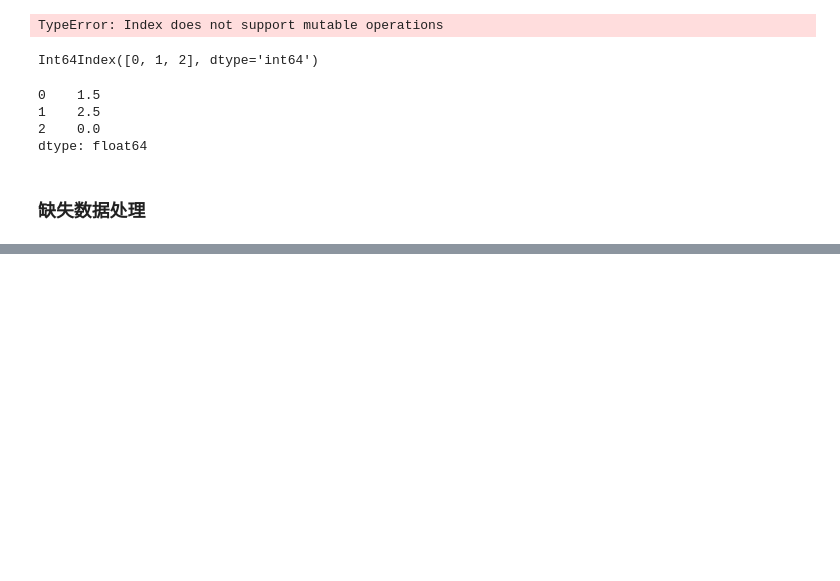
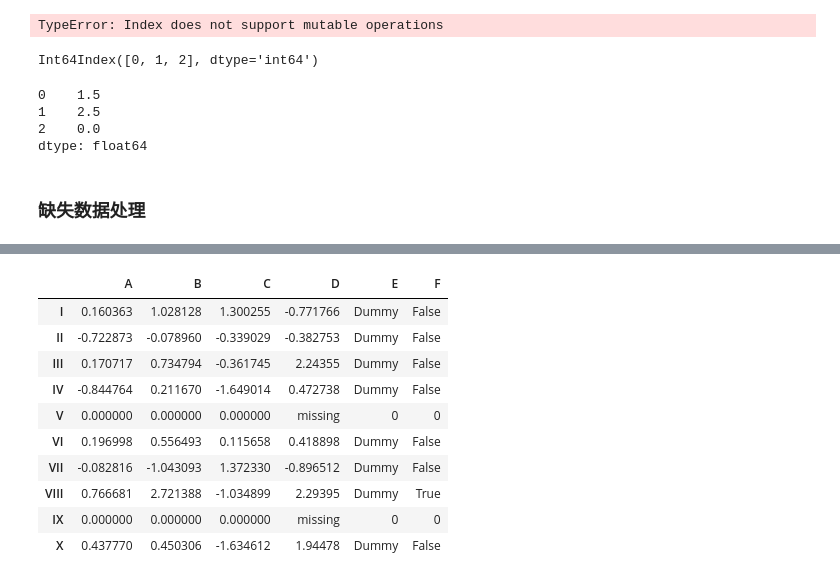
Before and after one commit to yikayiyo/ex_py, a Jupyter notebook: jupyter/python_for_da.ipynb, the cells around one changed output, grey strips where cells are left out. Saved outputs shown, nothing was run; the diff lists cells and outputs as text; code cells hidden in the pictures; blank space fills up the shorter version.

```diff
--- a/jupyter/python_for_da.ipynb
+++ b/jupyter/python_for_da.ipynb
@@ -285,0 +309,14 @@ dtype: bool
+# %%
+df_hm2.fillna(0)
+# %% [output]
+|  | A | B | C | D | E | F |
+| I | 0.160363 | 1.028128 | 1.300255 | -0.771766 | Dummy | False |
+| II | -0.722873 | -0.078960 | -0.339029 | -0.382753 | Dummy | False |
+| III | 0.170717 | 0.734794 | -0.361745 | 2.24355 | Dummy | False |
+| IV | -0.844764 | 0.211670 | -1.649014 | 0.472738 | Dummy | False |
+| V | 0.000000 | 0.000000 | 0.000000 | missing | 0 | 0 |
+| VI | 0.196998 | 0.556493 | 0.115658 | 0.418898 | Dummy | False |
+| VII | -0.082816 | -1.043093 | 1.372330 | -0.896512 | Dummy | False |
+| VIII | 0.766681 | 2.721388 | -1.034899 | 2.29395 | Dummy | True |
+| IX | 0.000000 | 0.000000 | 0.000000 | missing | 0 | 0 |
+| X | 0.437770 | 0.450306 | -1.634612 | 1.94478 | Dummy | False |
```
Also changed, not shown: parts of 8 cells of this notebook, 1 other file.
